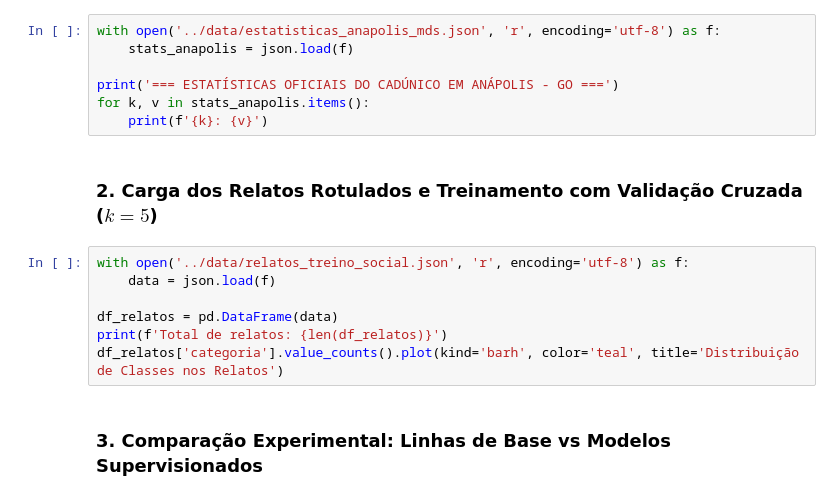
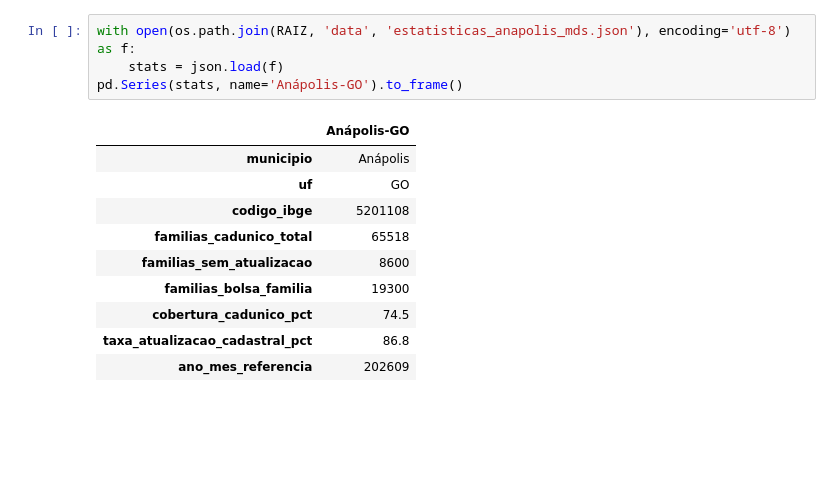
Before and after one commit to felippealmeidaa/ponte-social, a Jupyter notebook: notebooks/analise_e_avaliacao_modelos.ipynb, the cells around one changed output. Drawn from its saved outputs; the diff is of its cells as text; blank space fills up the shorter version.

```diff
--- a/notebooks/analise_e_avaliacao_modelos.ipynb
+++ b/notebooks/analise_e_avaliacao_modelos.ipynb
@@ -30,18 +29,15 @@ plt.rcParams['figure.figsize'] = (10, 6)
 # %%
-with open('../data/estatisticas_anapolis_mds.json', 'r', encoding='utf-8') as f:
-    stats_anapolis = json.load(f)
-
-print('=== ESTATÍSTICAS OFICIAIS DO CADÚNICO EM ANÁPOLIS - GO ===')
-for k, v in stats_anapolis.items():
-    print(f'{k}: {v}')
+with open(os.path.join(RAIZ, 'data', 'estatisticas_anapolis_mds.json'), encoding='utf-8') as f:
+    stats = json.load(f)
+pd.Series(stats, name='Anápolis-GO').to_frame()
+# %% [output]
+|  | Anápolis-GO |
+| municipio | Anápolis |
+| uf | GO |
+| codigo_ibge | 5201108 |
+| familias_cadunico_total | 65518 |
+| familias_sem_atualizacao | 8600 |
+| familias_bolsa_familia | 19300 |
+| cobertura_cadunico_pct | 74.5 |
+| taxa_atualizacao_cadastral_pct | 86.8 |
+| ano_mes_referencia | 202609 |
-# %% [markdown]
-### 2. Carga dos Relatos Rotulados e Treinamento com Validação Cruzada ($k=5$)
-# %%
-with open('../data/relatos_treino_social.json', 'r', encoding='utf-8') as f:
-    data = json.load(f)
-
-df_relatos = pd.DataFrame(data)
-print(f'Total de relatos: {len(df_relatos)}')
-df_relatos['categoria'].value_counts().plot(kind='barh', color='teal', title='Distribuição de Classes nos Relatos')
-# %% [markdown]
-### 3. Comparação Experimental: Linhas de Base vs Modelos Supervisionados
```
Also changed, not shown: parts of 26 cells of this notebook, 2 other files.
